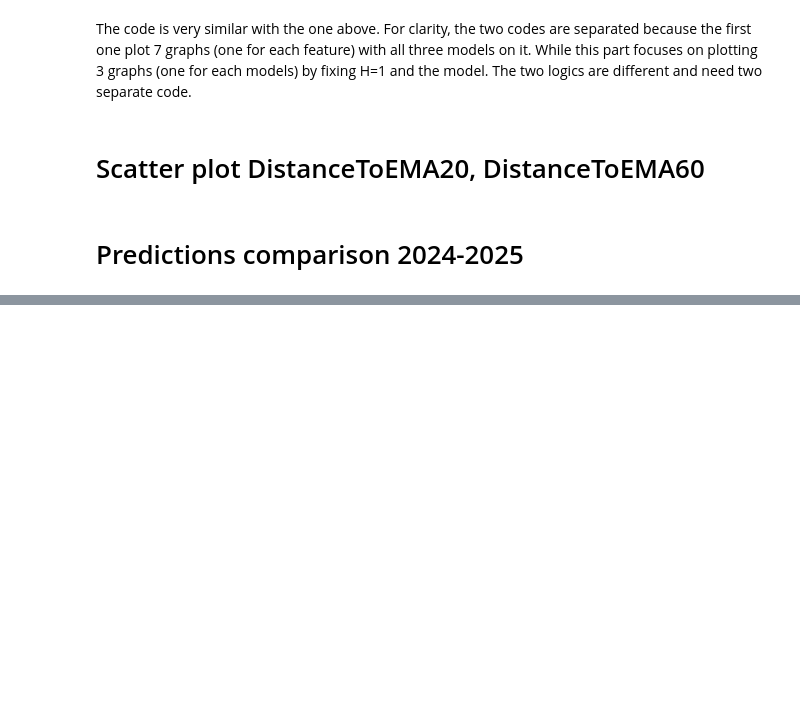
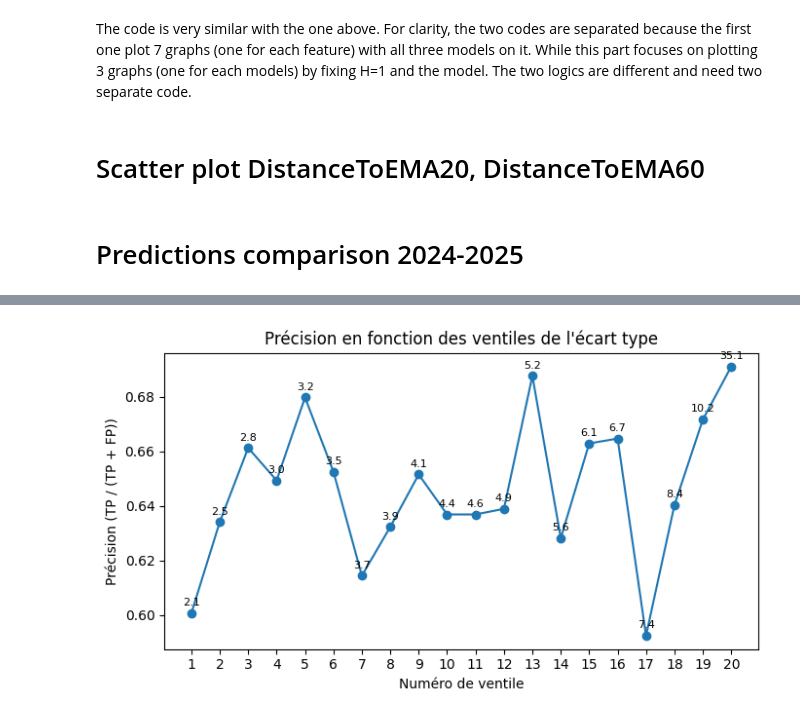
Before and after one commit to baudoin-csp/TF4FIP, a Jupyter notebook: analysis/notebooks/metrics.ipynb, the cells around one changed output, grey strips where cells are left out. Drawn from its saved outputs; the diff is of its cells as text; code cells hidden in the pictures; blank space fills up the shorter version.

```diff
--- a/analysis/notebooks/metrics.ipynb
+++ b/analysis/notebooks/metrics.ipynb
@@ -1729,0 +1848,50 @@ plt.show()
+# %%
+import ast
+import pandas as pd
+import matplotlib.pyplot as plt
+
+# 1) Convertir ventiles_dict en DataFrame pour faciliter la manipulation
+plot_data = []
+for q_key, q_data in ventiles_dict.items():
+    # q_key est du style "q_1", "q_2", ...
+    q_index = int(q_key.split("_")[1])  # extraire le numéro de ventile
+
+    # Récupérer la valeur numérique du quantile et le calcul de précision
+    ventile_val = q_data["ventile"]
+    TP = q_data["TP"]
+    FP = q_data["FP"]
+    precision = TP / (TP + FP) if (TP + FP) > 0 else 0
+
+    plot_data.append([q_index, ventile_val, precision])
+
+df_plot = pd.DataFrame(plot_data, columns=["ventile_index", "ventile_value", "precision"])
+
+# 2) On trie par l'index de ventile (au cas où l'ordre ne soit pas déjà correct)
+df_plot.sort_values("ventile_index", inplace=True)
+
+# 3) Tracé du graphique
+plt.figure(figsize=(7, 4))
+plt.plot(df_plot["ventile_index"], df_plot["precision"], marker="o")
+plt.title("Précision en fonction des ventiles de l'écart type")
+# plt.title("Précision en fonction des ventiles de la différence entre le quantile 9 et 1")
+# plt.title("Précision en fonction des ventiles de la différence entre le quantile 7 et 3")
+# plt.title("Précision en fonction des ventiles de la différence entre le quantile 6 et 4")
+
+plt.xlabel("Numéro de ventile")
+plt.ylabel("Précision (TP / (TP + FP))")
+
+for i, row in df_plot.iterrows():
+    plt.text(
+        row["ventile_index"],
+        row["precision"] + 0.002,
+        f"{row['ventile_value']:.1f}",
+        ha="center",
+        va="bottom",
+        fontsize=8
+    )
+
+plt.xticks(df_plot["ventile_index"])  # Pour afficher l'axe x avec les valeurs 1..19
+plt.tight_layout()
+plt.show()
+# %% [output]
+[figure, added]
```
Also changed, not shown: parts of 6 cells of this notebook, 5 other files.
